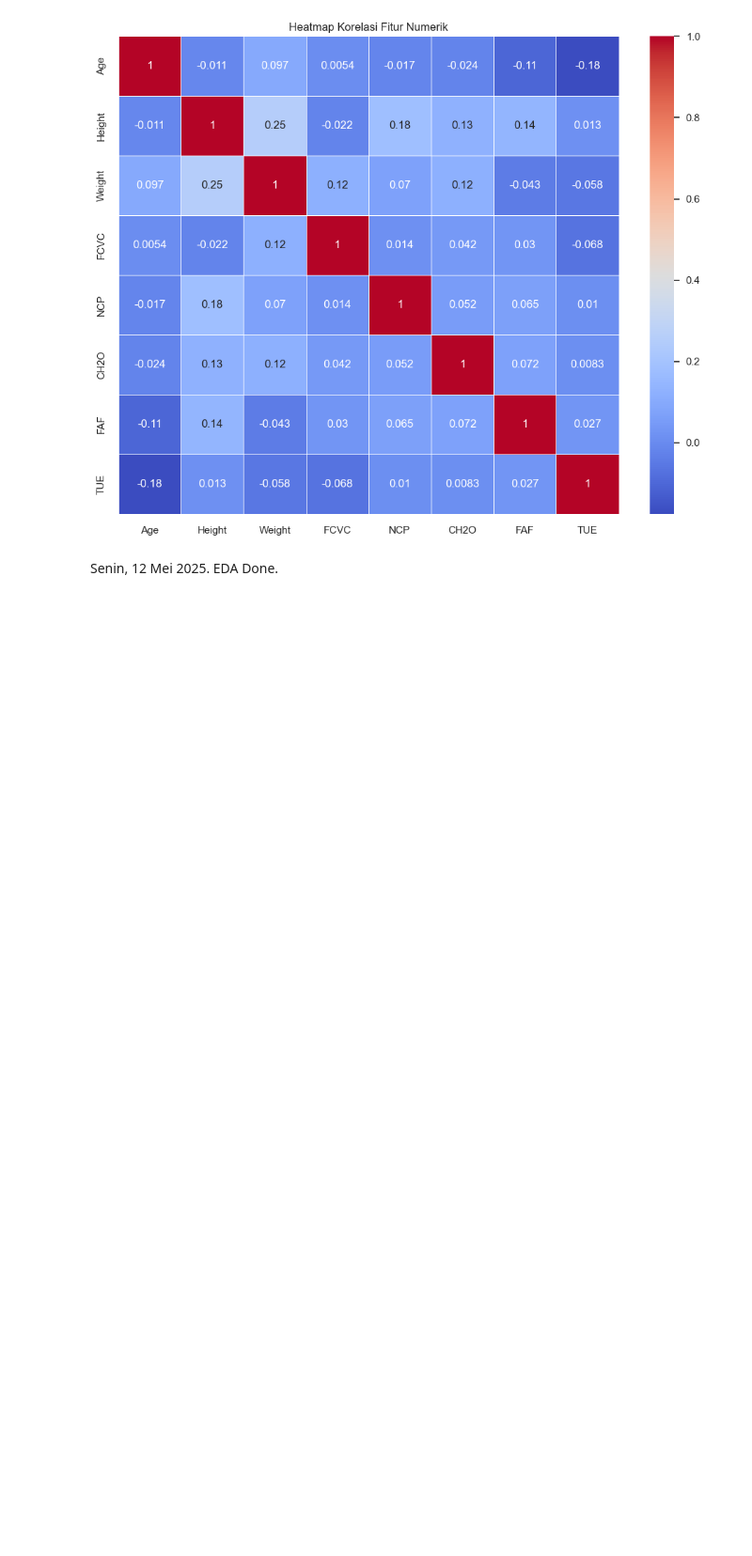
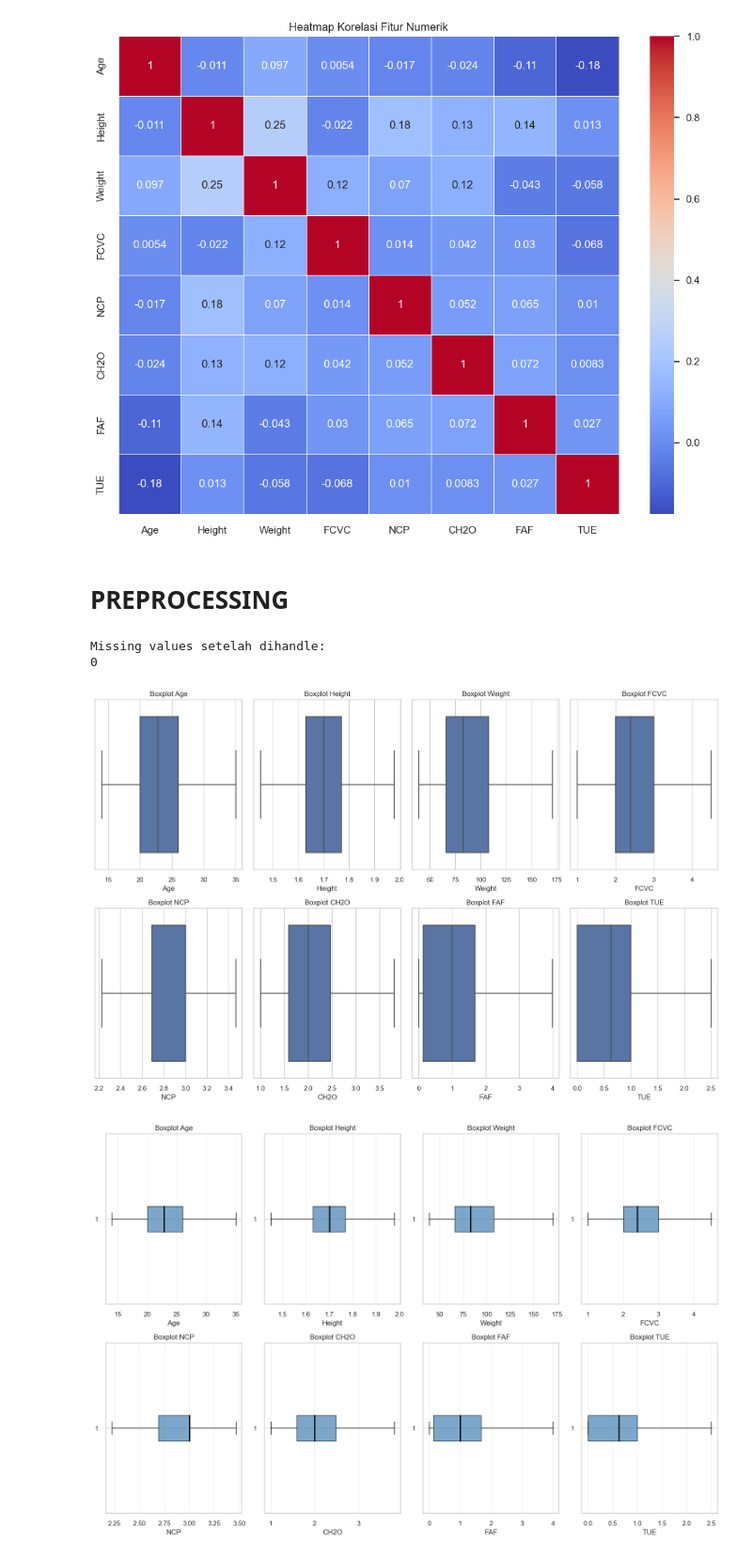
Before and after one commit to mehtapradnyatama/Capstone-Bengkod-DS01, a Jupyter notebook: capstone.ipynb, the cells around one changed output. Shown: that part at 94% size. Drawn from its saved outputs; the diff is of its cells as text; code cells hidden in the pictures; blank space fills up the shorter version.

Commit message:
Update Preprocessing + Modelling

```diff
--- a/capstone.ipynb
+++ b/capstone.ipynb
@@ -215,5 +213,71 @@ plt.tight_layout()
 plt.show()
 # %% [output]
 [figure]
-# %% [markdown]
-Senin, 12 Mei 2025. EDA Done.
+# %% [markdown]
+# PREPROCESSING
+# %%
+# Handling Missing Values
+df_clean = df.copy()
+
+# Penanganan missing values untuk kolom numerik
+for col in numeric_cols:
+    df_clean[col].fillna(df_clean[col].median(), inplace=True)
+
+# Penanganan missing values untuk kolom kategorikal
+cat_cols = [col for col in df.columns if col not in numeric_cols and col != 'NObeyesdad']
+for col in cat_cols:
+    df_clean[col].fillna(df_clean[col].mode()[0], inplace=True)
+
+# Cek missing values setelah dihandle
+print("\nMissing values setelah dihandle:")
+print(df_clean.isnull().sum().sum())
+# %% [output]
+Missing values setelah dihandle:
+0
+# %%
+# Handling Outlier dengan IQR
+for col in numeric_cols:
+    Q1 = df_clean[col].quantile(0.25)
+    Q3 = df_clean[col].quantile(0.75)
+    IQR = Q3 - Q1
+
+    lower_bound = Q1 - 1.5 * IQR
+    upper_bound = Q3 + 1.5 * IQR
+
+    df_clean[col] = np.where(df_clean[col] > upper_bound, upper_bound,
+                              np.where(df_clean[col] < lower_bound, lower_bound, df_clean[col]))
+
+# Visualisasi boxplot setelah handling outlier (HORIZONTAL/LANDSCAPE)
+plt.figure(figsize=(15, 10))
+for i, col in enumerate(numeric_cols, 1):
+    plt.subplot(2, 4, i)
+    sns.boxplot(x=df_clean[col], orient='h')  # Menggunakan x= dan orient='h' untuk horizontal
+    plt.title(f'Boxplot {col}')
+    plt.xlabel(col)
+plt.tight_layout()
+plt.show()
+
+# Alternatif: Jika ingin lebih mirip dengan gambar referensi
+plt.figure(figsize=(15, 10))
+for i, col in enumerate(numeric_cols, 1):
+    plt.subplot(2, 4, i)
+    plt.boxplot(df_clean[col], vert=False, patch_artist=True,
+                boxprops=dict(facecolor='steelblue', alpha=0.7),
+                medianprops=dict(color='black', linewidth=2))
+    plt.xlabel(col)
+    plt.title(f'Boxplot {col}')
+    plt.grid(True, axis='x', alpha=0.3)
+plt.tight_layout()
+plt.show()
+
+# Tambahan visualisasi distribusi setelah handling outlier
+plt.figure(figsize=(15, 10))
+for i, col in enumerate(numeric_cols, 1):
+    plt.subplot(2, 4, i)
+    sns.histplot(df_clean[col], kde=True)
+    plt.title(f'Distribusi {col} (After Handling)')
+plt.tight_layout()
+plt.show()
+# %% [output]
+[figure, added]
+[figure, added]
```
Also changed, not shown: parts of 10 cells of this notebook.
